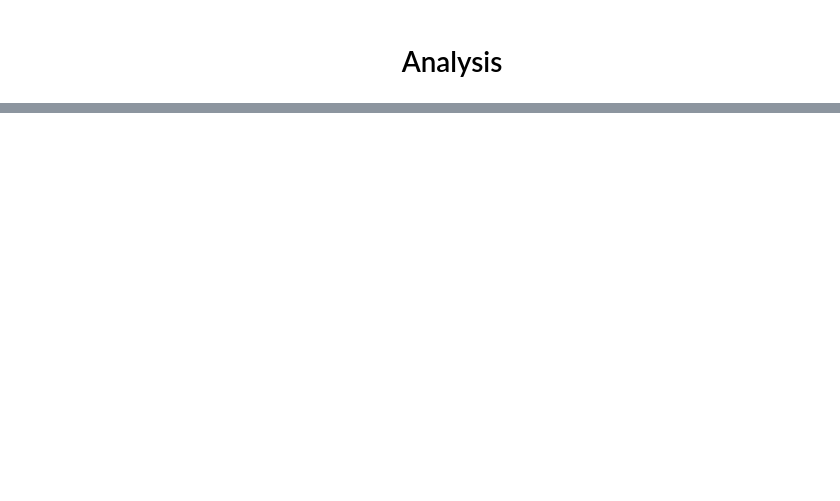
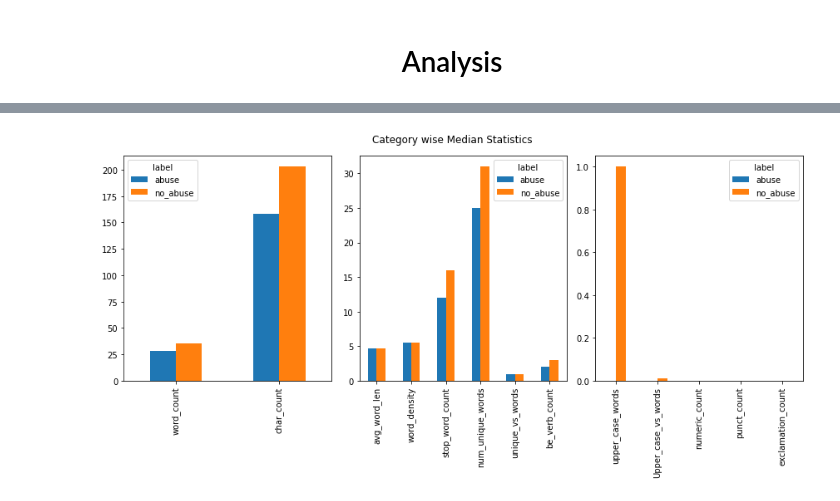
Before and after one commit to gunnerVivek/Abusive-language-detection-in-Online-content, a Jupyter notebook: NoteBooks/basic_features_analysis.ipynb, the cells around one changed output, grey strips where cells are left out. Drawn from its saved outputs; the diff is of its cells as text; code cells hidden in the pictures; blank space fills up the shorter version.

```diff
--- a/NoteBooks/basic_features_analysis.ipynb
+++ b/NoteBooks/basic_features_analysis.ipynb
@@ -193,0 +60,26 @@ data.describe()
+# %%
+
+grp_0 = ['word_count', 'char_count', 'label']
+
+grp_1 = ['avg_word_len', 'word_density',
+         'stop_word_count', 'num_unique_words', 'unique_vs_words', 'be_verb_count',
+         'label']
+grp_2 = ['upper_case_words', 'Upper_case_vs_words', 'numeric_count', 'punct_count', 'exclamation_count', 'label']
+# %%
+fig, ax = plt.subplots(1,3, figsize=(12,6))
+
+# plt.subplot(ax[0])
+data[grp_0].groupby('label').median().T.plot(kind='bar', ax=ax[0])
+
+# plt.subplot(ax[1])
+data[grp_1].groupby('label').median().T.plot(kind='bar', ax=ax[1])
+
+# plt.subplot(ax[2])
+data[grp_2].groupby('label').median().T.plot(kind='bar', ax=ax[2])
+# plt.yscale('log')
+
+plt.suptitle("Category wise Median Statistics")
+plt.tight_layout()
+plt.show()
+# %% [output]
+[figure, added]
```
Also changed, not shown: parts of 79 cells of this notebook.
